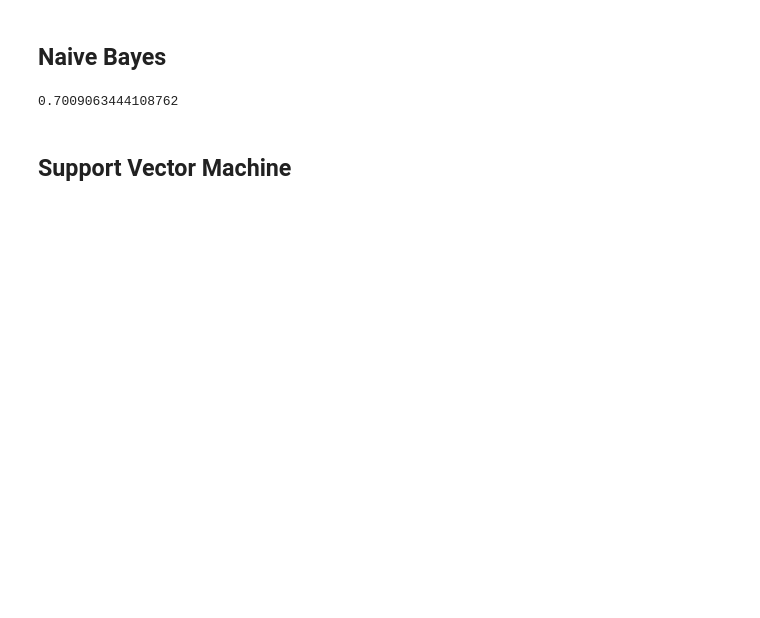
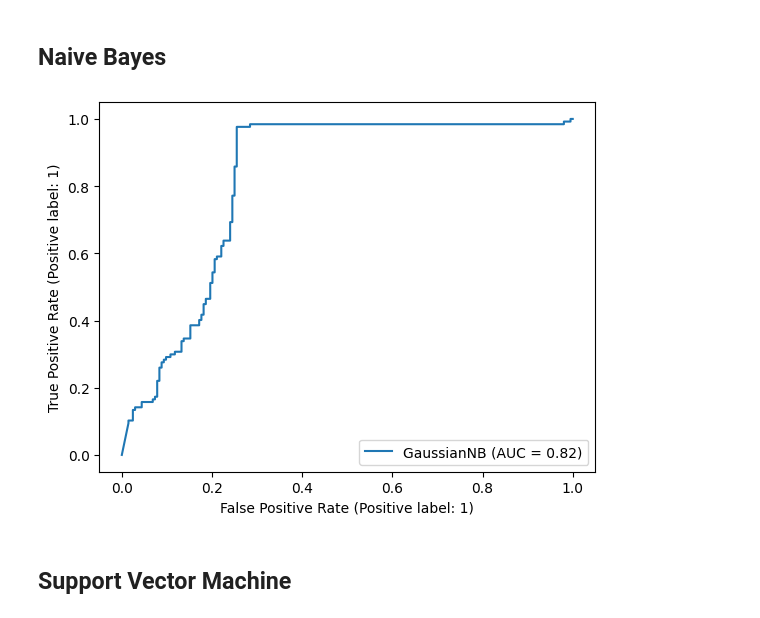
Before and after one commit to max-barker/comp5013-project, a Jupyter notebook: workbook.ipynb, the cells around one changed output. Drawn from its saved outputs; the diff is of its cells as text; code cells hidden in the pictures; blank space fills up the shorter version.

```diff
--- a/workbook.ipynb
+++ b/workbook.ipynb
@@ -261,10 +263,11 @@ accuracy_score(y_test, y_pred)
 # %%
 model = GaussianNB()
 model.fit(X_train,y_train)
 y_pred = model.predict(X_test)
 accuracy_score(y_test, y_pred)
+nb_disp = RocCurveDisplay.from_estimator(model, X_test, y_test)
 # %% [output]
-0.7009063444108762
+[figure, added]
 # %% [markdown]
 ## Support Vector Machine
 # %%
```
Also changed, not shown: parts of 7 cells of this notebook.
